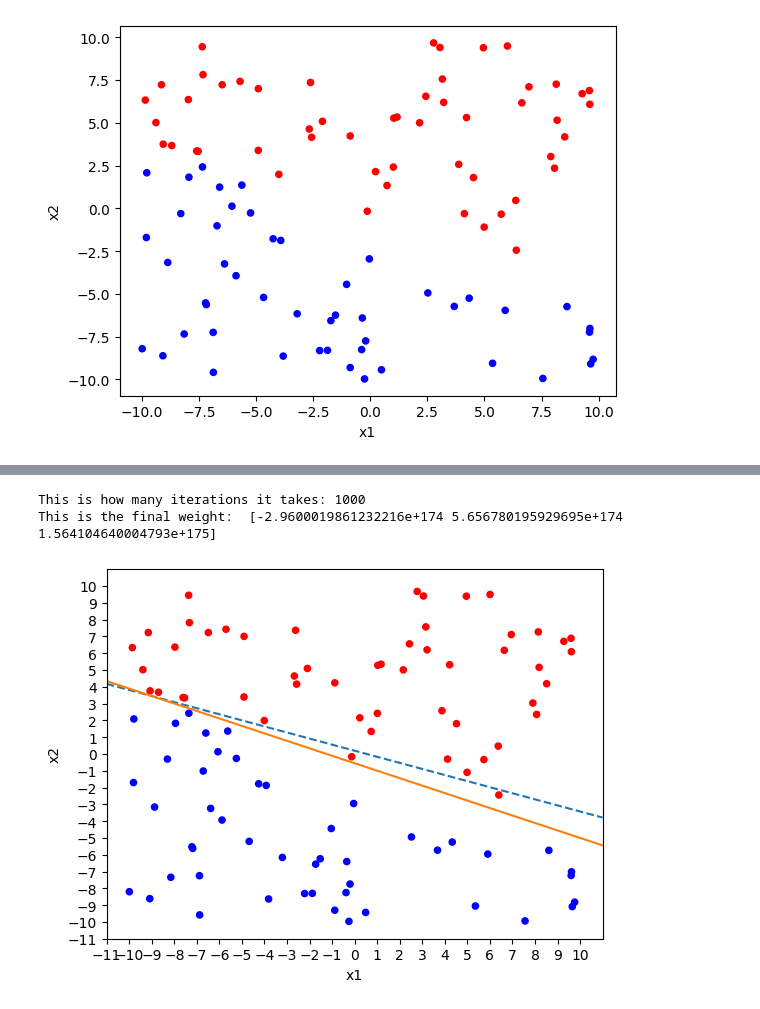
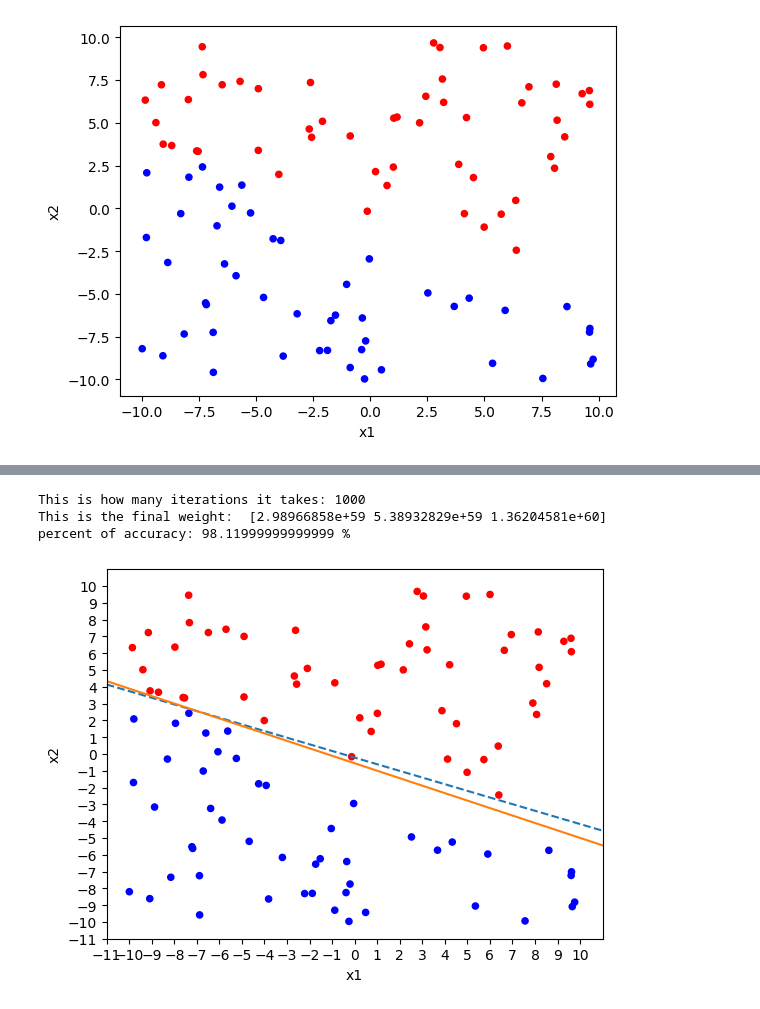
Before and after one commit to arielle00/CMPE257, a Jupyter notebook: hw1_task3.ipynb, the cells around one changed output, grey strips where cells are left out. Drawn from its saved outputs; the diff is of its cells as text; code cells hidden in the pictures.

```diff
--- a/hw1_task3.ipynb
+++ b/hw1_task3.ipynb
@@ -6,8 +6,10 @@ import matplotlib.pyplot as plt
 import numpy as np
 
 df_train = pd.read_csv('synthetic_dataset100_training.csv')
-df_train.head
 df_train.insert(0,"x0",[1 for i in range(len(df_train))])
-df_train.head
-df_train.info()
+# df_train.info()
+
+df_test = pd.read_csv('synthetic_dataset10000_testing.csv')
+df_test.insert(0,"x0",[1 for i in range(len(df_test))])
+# df_test.head
 # %% [output]
@@ -62,8 +67,9 @@ def plot_graph(i, w):
   plt.plot(x_vals, y_vals, '--')
   plt.plot(x_vals, fyAxis, '-')
 
-
+w = [0,0,0]
 def perceptron_adaline(df, n, max_iters):
+  global w
   w = [0,0,0]
   i=0
 
@@ -83,4 +89,29 @@ def perceptron_adaline(df, n, max_iters):
   print("This is how many iterations it takes:",i)
   print("This is the final weight: ",w)
   plot_graph(i, w)
+  return w
+# %%
+#calculating accuracy
+def is_misclassified(w, point):
+  x = point[0:3]
+  y = point[3]
+  classified_value = np.dot(w, x)
+
+
+  if classified_value > 0:
+      classified_value = 1
+  else:
+      classified_value = -1
+
+  return classified_value != y
+
+def count_misclass(final_weights):
+  count_of_misclassified = 0
+
+  for i in range(len(df_test)):
+    misclassified = is_misclassified(final_weights, df_test.iloc[i].values)
+    if misclassified==True:
+      count_of_misclassified+=1
+
+  print("percent of accuracy:",(1 - count_of_misclassified/len(df_test))*100, "%")
 # %%
@@ -107,7 +148,9 @@ This is the final weight:  [-0.03297375492148303 0.17299604224893714 0.008810817
 [figure]
-# %%
-perceptron_adaline(df_train, .1, 1000)
-# %% [output]
-This is how many iterations it takes: 1000
-This is the final weight:  [-2.9600019861232216e+174 5.656780195929695e+174 1.564104640004793e+175]
-[figure, removed]
+# %%
+w = perceptron_adaline(df_train, .09, 1000)
+count_misclass(w)
+# %% [output]
+This is how many iterations it takes: 1000
+This is the final weight:  [2.98966858e+59 5.38932829e+59 1.36204581e+60]
+percent of accuracy: 98.11999999999999 %
+[figure, added]
```
Also changed, not shown: parts of 6 cells of this notebook.
